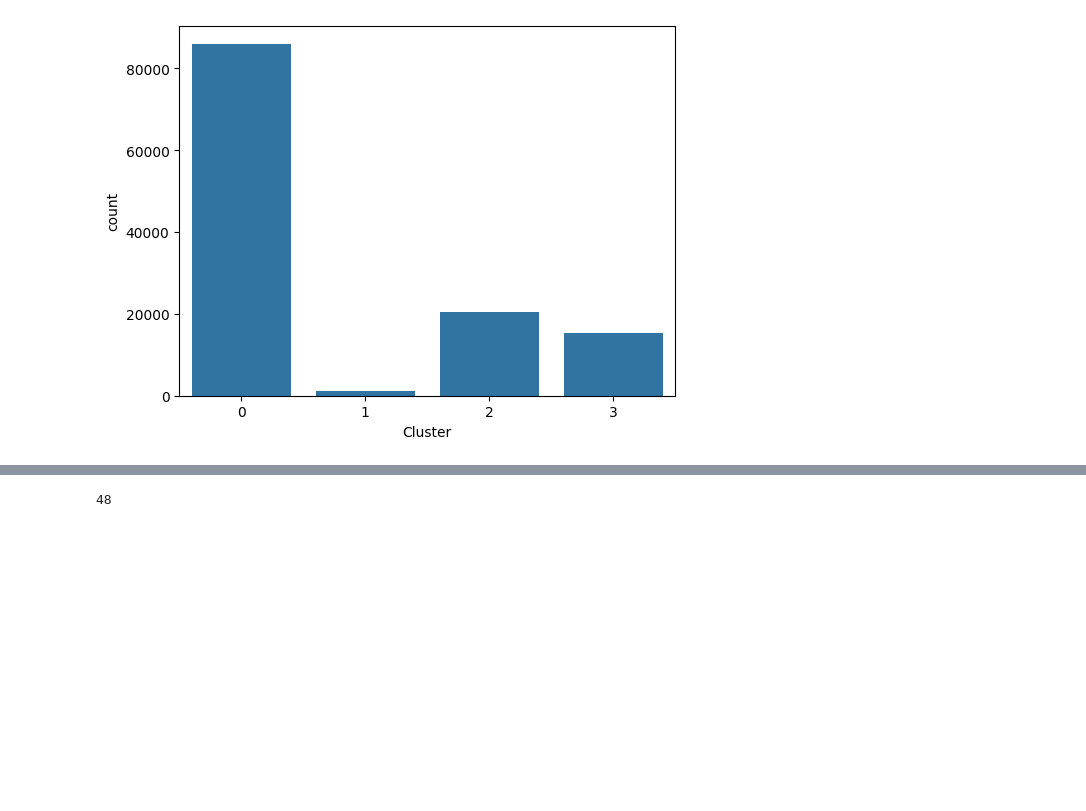
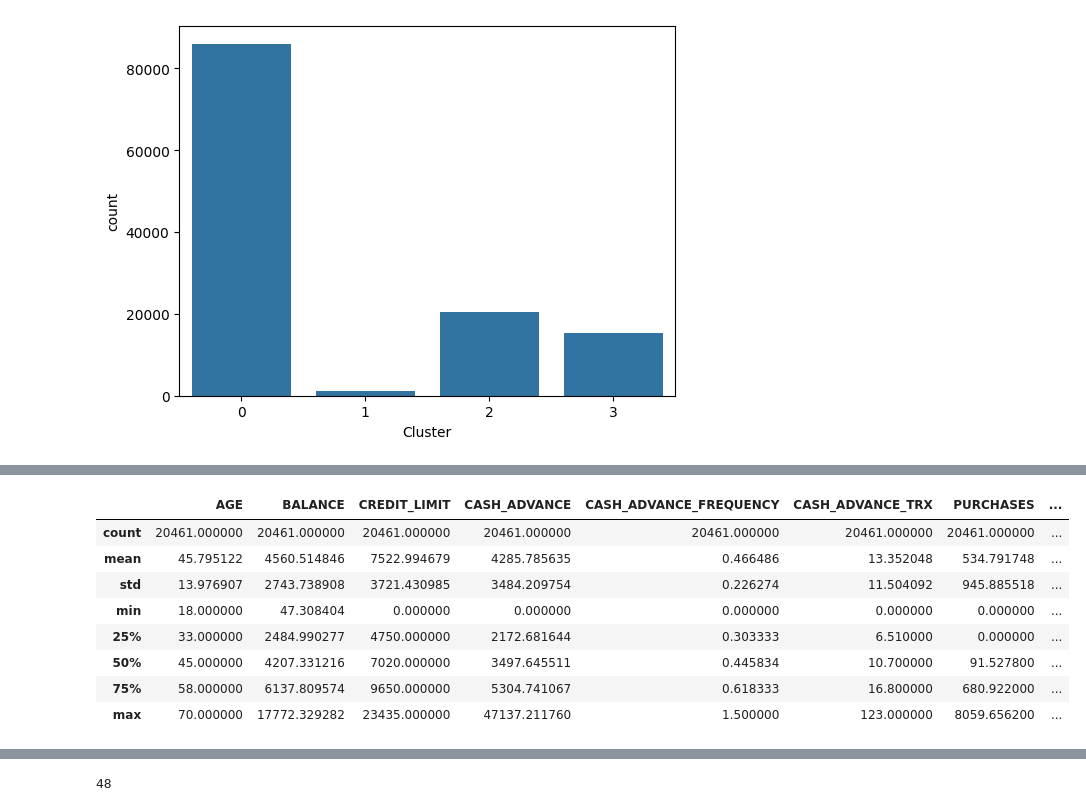
Before and after one commit to mhs10031990/INS_CUST_SEGMT_Repo, a Jupyter notebook: CUST_SEGMT_Model_Building.ipynb, the cells around one changed output, grey strips where cells are left out. Cells and saved outputs as stored; diff of their text form; code cells hidden in the pictures; blank space fills up the shorter version.

```diff
--- a/CUST_SEGMT_Model_Building.ipynb
+++ b/CUST_SEGMT_Model_Building.ipynb
@@ -312,0 +311,12 @@ cluster_1_df.describe(include=['int8','int32','float64'])
+# %%
+cluster_3_df.describe(include=['int8','int32','float64'])
+# %% [output]
+|  | AGE | BALANCE | CREDIT_LIMIT | CASH_ADVANCE | CASH_ADVANCE_FREQUENCY | CASH_ADVANCE_TRX | PURCHASES | ... |
+| count | 20461.000000 | 20461.000000 | 20461.000000 | 20461.000000 | 20461.000000 | 20461.000000 | 20461.000000 | ... |
+| mean | 45.795122 | 4560.514846 | 7522.994679 | 4285.785635 | 0.466486 | 13.352048 | 534.791748 | ... |
+| std | 13.976907 | 2743.738908 | 3721.430985 | 3484.209754 | 0.226274 | 11.504092 | 945.885518 | ... |
+| min | 18.000000 | 47.308404 | 0.000000 | 0.000000 | 0.000000 | 0.000000 | 0.000000 | ... |
+| 25% | 33.000000 | 2484.990277 | 4750.000000 | 2172.681644 | 0.303333 | 6.510000 | 0.000000 | ... |
+| 50% | 45.000000 | 4207.331216 | 7020.000000 | 3497.645511 | 0.445834 | 10.700000 | 91.527800 | ... |
+| 75% | 58.000000 | 6137.809574 | 9650.000000 | 5304.741067 | 0.618333 | 16.800000 | 680.922000 | ... |
+| max | 70.000000 | 17772.329282 | 23435.000000 | 47137.211760 | 1.500000 | 123.000000 | 8059.656200 | ... |
```
Also changed, not shown: parts of 8 cells of this notebook.
